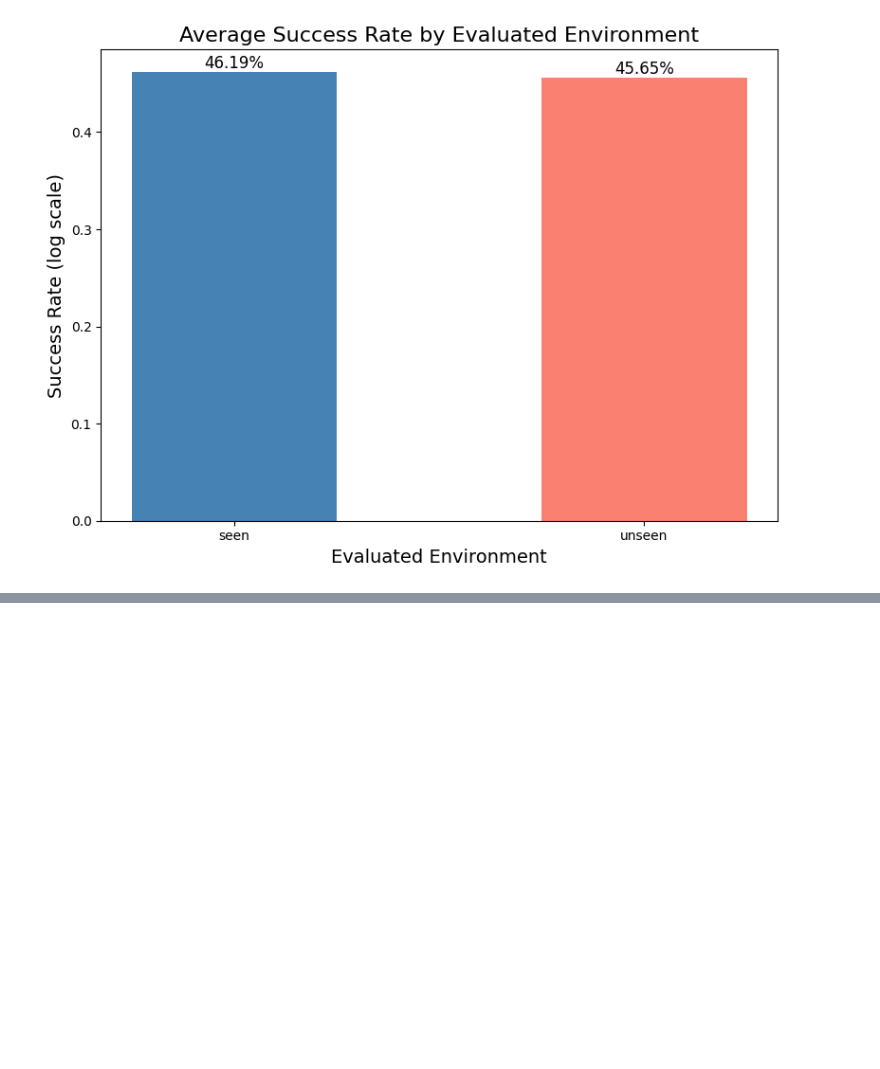
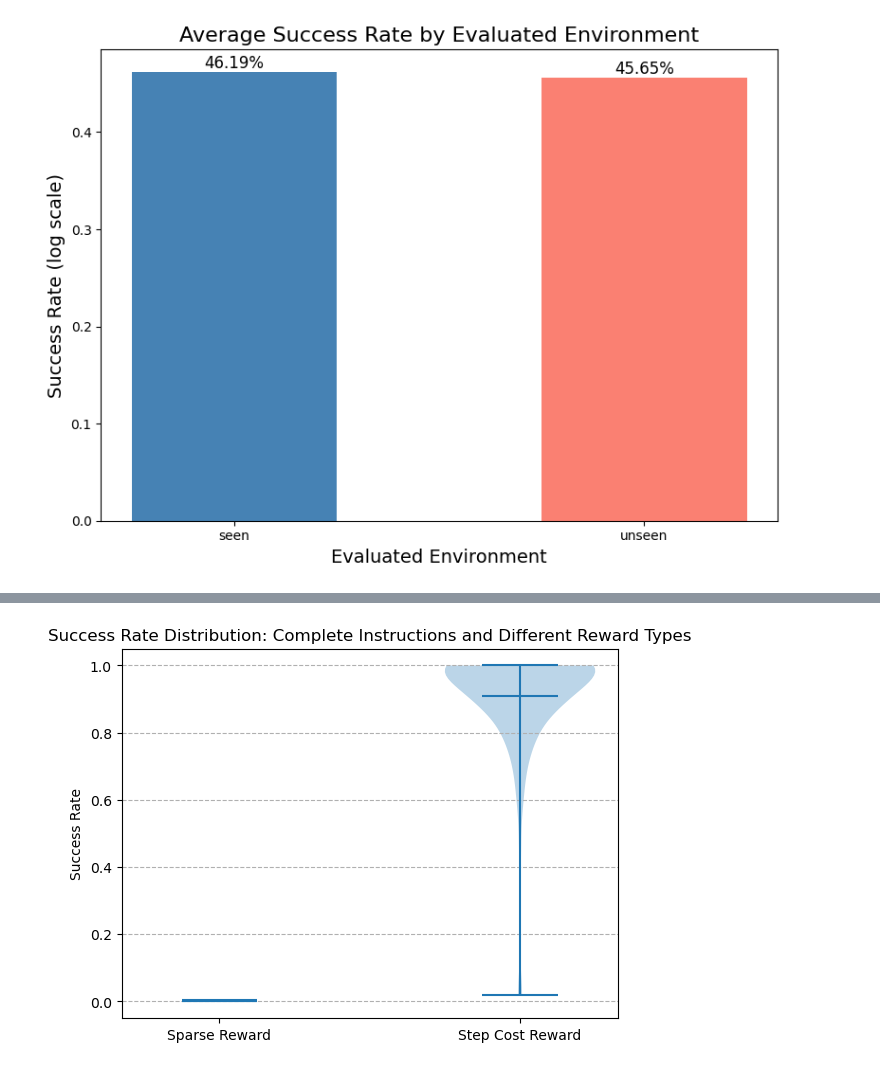
Before and after one commit to rasheibani/RL-validators-, a Jupyter notebook: RL_chart.ipynb, the cells around one changed output, grey strips where cells are left out. Cells and saved outputs as stored; diff of their text form; code cells hidden in the pictures; blank space fills up the shorter version.

```diff
--- a/RL_chart.ipynb
+++ b/RL_chart.ipynb
@@ -217,0 +219,22 @@ plt.show()
+# %%
+# draw violin plot for sparse reward type vs step_cost reward type
+import matplotlib.pyplot as plt
+import pandas as pd
+
+df = pd.read_csv('data/curriculum_evaluation_results.csv')
+# Creating subsets for complete and incomplete instructions for both trained and random agents
+sparse_trained_success = df[(df['reward_type'] == 'sparse') & (df['instruction_type'] == 'complete')]['average_success_rate']
+step_cost_trained_success = df[(df['reward_type'] == 'step_cost') & (df['instruction_type'] == 'complete')]['average_success_rate']
+
+# Plotting the violin plot
+plt.violinplot([sparse_trained_success, step_cost_trained_success], showmeans=True)
+plt.xticks([1, 2], ['Sparse Reward', 'Step Cost Reward'])
+plt.ylabel('Success Rate')
+plt.title('Success Rate Distribution: Complete Instructions and Different Reward Types')
+plt.grid(axis='y', linestyle='--')
+
+# Displaying the plot
+plt.savefig('success_rate_distribution_reward_type.jpg', dpi=300)
+plt.show()
+# %% [output]
+[figure, added]
```
Also changed, not shown: parts of 1 cell of this notebook.
